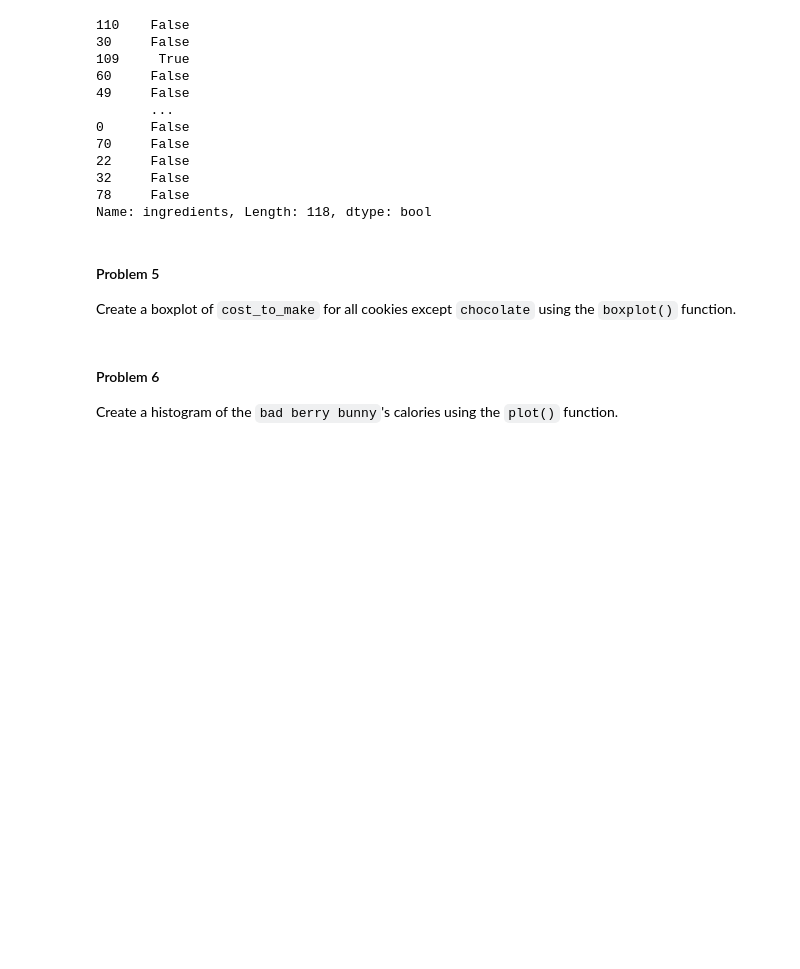
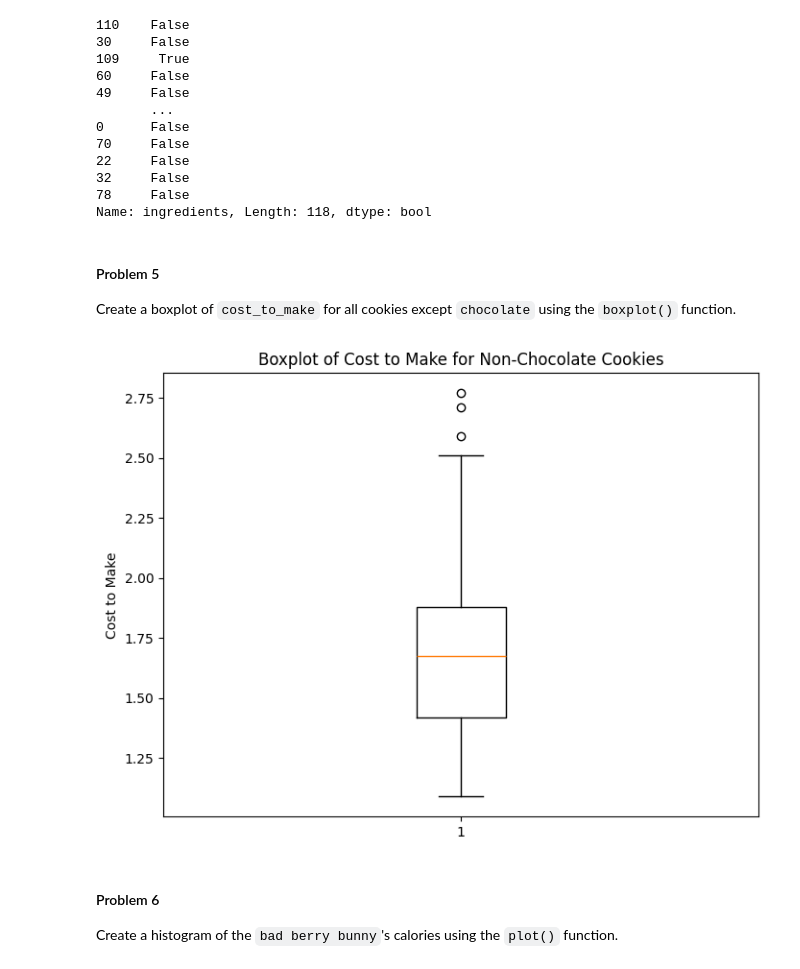
Before and after one commit to gallettilance/Data-Science-Fundamentals, a Jupyter notebook: labs/lab-02/lab02.ipynb, the cells around one changed output. Cells and saved outputs as stored; diff of their text form; code cells hidden in the pictures; blank space fills up the shorter version.

```diff
--- a/labs/lab-02/lab02.ipynb
+++ b/labs/lab-02/lab02.ipynb
@@ -451,3 +451,5 @@ df.head(100)
 Group the data by the `cookie` column, and find the average radius of each cookie. (Hint: use the `groupby()` and `transform()` function). Add this column to the DataFrame.
 # %%
 #Add your code here
+df['average_radius'] = df.groupby('cookie')['radius'].transform('mean')
+df.head()
@@ -480,3 +487,15 @@ Create a boxplot of `cost_to_make` for all cookies except `chocolate` using the
+# %%
+#Add your code here
+filtered_df = df[df['cookie'] != 'chocolate']
+
+# Create a boxplot of 'cost_to_make' for non-chocolate cookies
+plt.figure(figsize=(8, 6))
+plt.boxplot(filtered_df['cost_to_make'])
+plt.ylabel('Cost to Make')
+plt.title('Boxplot of Cost to Make for Non-Chocolate Cookies')
+plt.show()
+# %% [output]
+[figure, added]
 # %% [markdown]
 #### Problem 6
 
```
Also changed, not shown: parts of 7 cells of this notebook.
